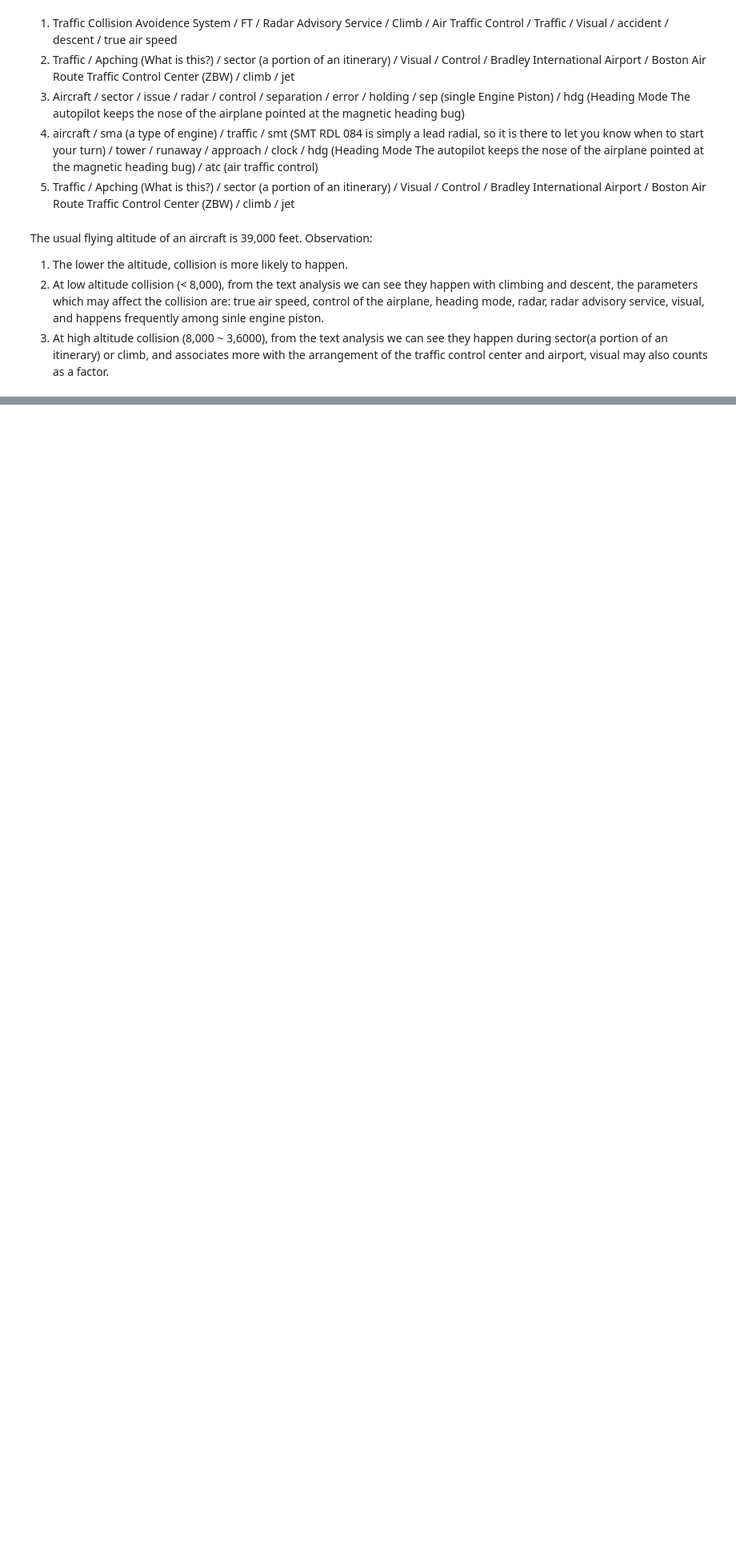
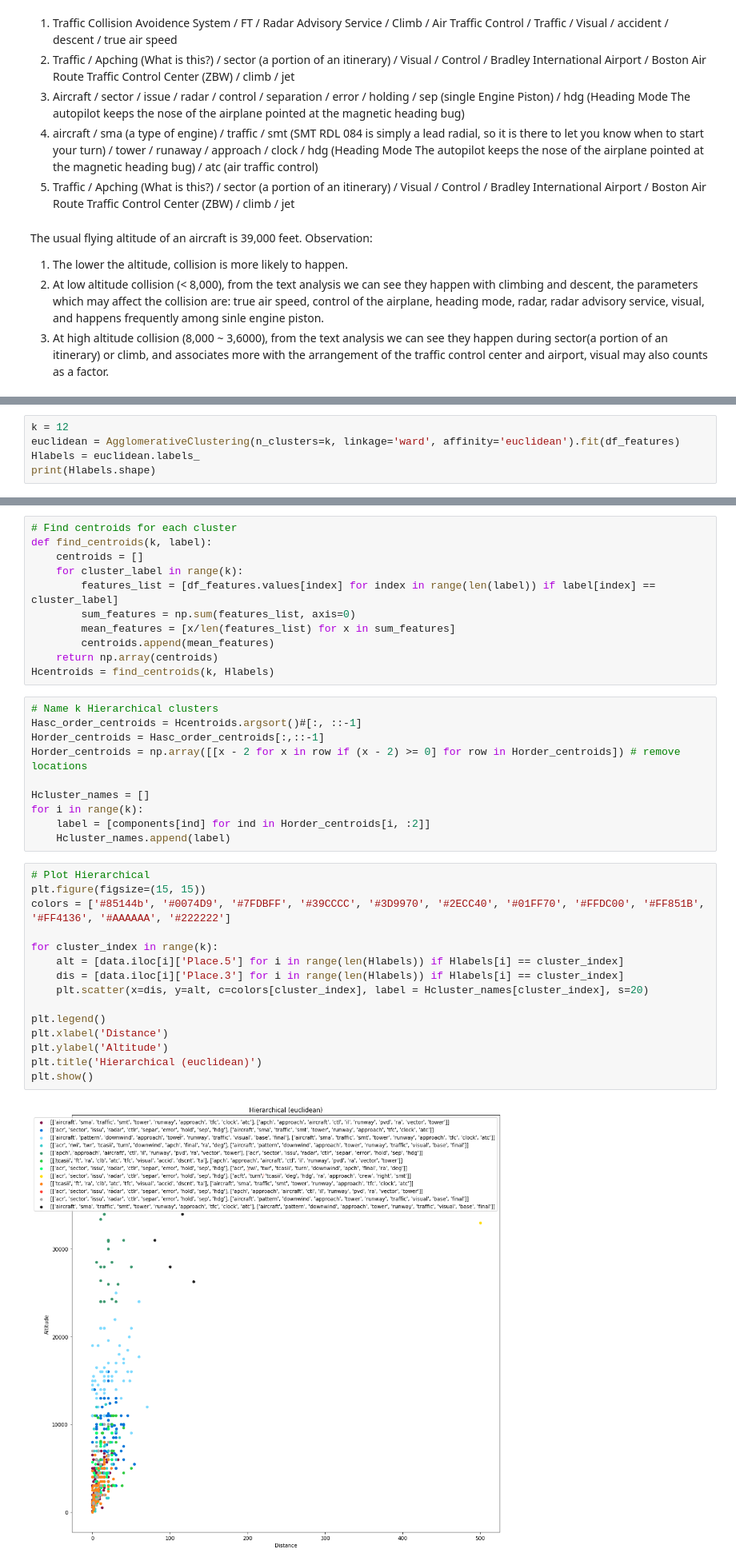
Before and after one commit to lingyigu/acas, a Jupyter notebook: src/03-Clustering.ipynb, the cells around one changed output, grey strips where cells are left out. Shown: that part at 80% size. Saved outputs shown, nothing was run; the diff lists cells and outputs as text; blank space fills up the shorter version.

Commit message:
Add Hierarchical & GMM for comparison of clustering algorithms.

```diff
--- a/src/03-Clustering.ipynb
+++ b/src/03-Clustering.ipynb
@@ -253,0 +243,5 @@ Observation:
+# %%
+k = 12
+euclidean = AgglomerativeClustering(n_clusters=k, linkage='ward', affinity='euclidean').fit(df_features)
+Hlabels = euclidean.labels_
+print(Hlabels.shape)
@@ -253,0 +250,38 @@ Observation:
+# %%
+# Find centroids for each cluster
+def find_centroids(k, label):
+    centroids = []
+    for cluster_label in range(k):
+        features_list = [df_features.values[index] for index in range(len(label)) if label[index] == cluster_label]
+        sum_features = np.sum(features_list, axis=0)
+        mean_features = [x/len(features_list) for x in sum_features]
+        centroids.append(mean_features)
+    return np.array(centroids)
+Hcentroids = find_centroids(k, Hlabels)
+# %%
+# Name k Hierarchical clusters
+Hasc_order_centroids = Hcentroids.argsort()#[:, ::-1]
+Horder_centroids = Hasc_order_centroids[:,::-1]
+Horder_centroids = np.array([[x - 2 for x in row if (x - 2) >= 0] for row in Horder_centroids]) # remove locations
+
+Hcluster_names = []
+for i in range(k):
+    label = [components[ind] for ind in Horder_centroids[i, :2]]
+    Hcluster_names.append(label)
+# %%
+# Plot Hierarchical
+plt.figure(figsize=(15, 15))
+colors = ['#85144b', '#0074D9', '#7FDBFF', '#39CCCC', '#3D9970', '#2ECC40', '#01FF70', '#FFDC00', '#FF851B', '#FF4136', '#AAAAAA', '#222222']
+
+for cluster_index in range(k):
+    alt = [data.iloc[i]['Place.5'] for i in range(len(Hlabels)) if Hlabels[i] == cluster_index]
+    dis = [data.iloc[i]['Place.3'] for i in range(len(Hlabels)) if Hlabels[i] == cluster_index]
+    plt.scatter(x=dis, y=alt, c=colors[cluster_index], label = Hcluster_names[cluster_index], s=20)
+
+plt.legend()
+plt.xlabel('Distance')
+plt.ylabel('Altitude')
+plt.title('Hierarchical (euclidean)')
+plt.show()
+# %% [output]
+[figure, added]
```
Also changed, not shown: parts of 23 cells of this notebook, 1 other file.
